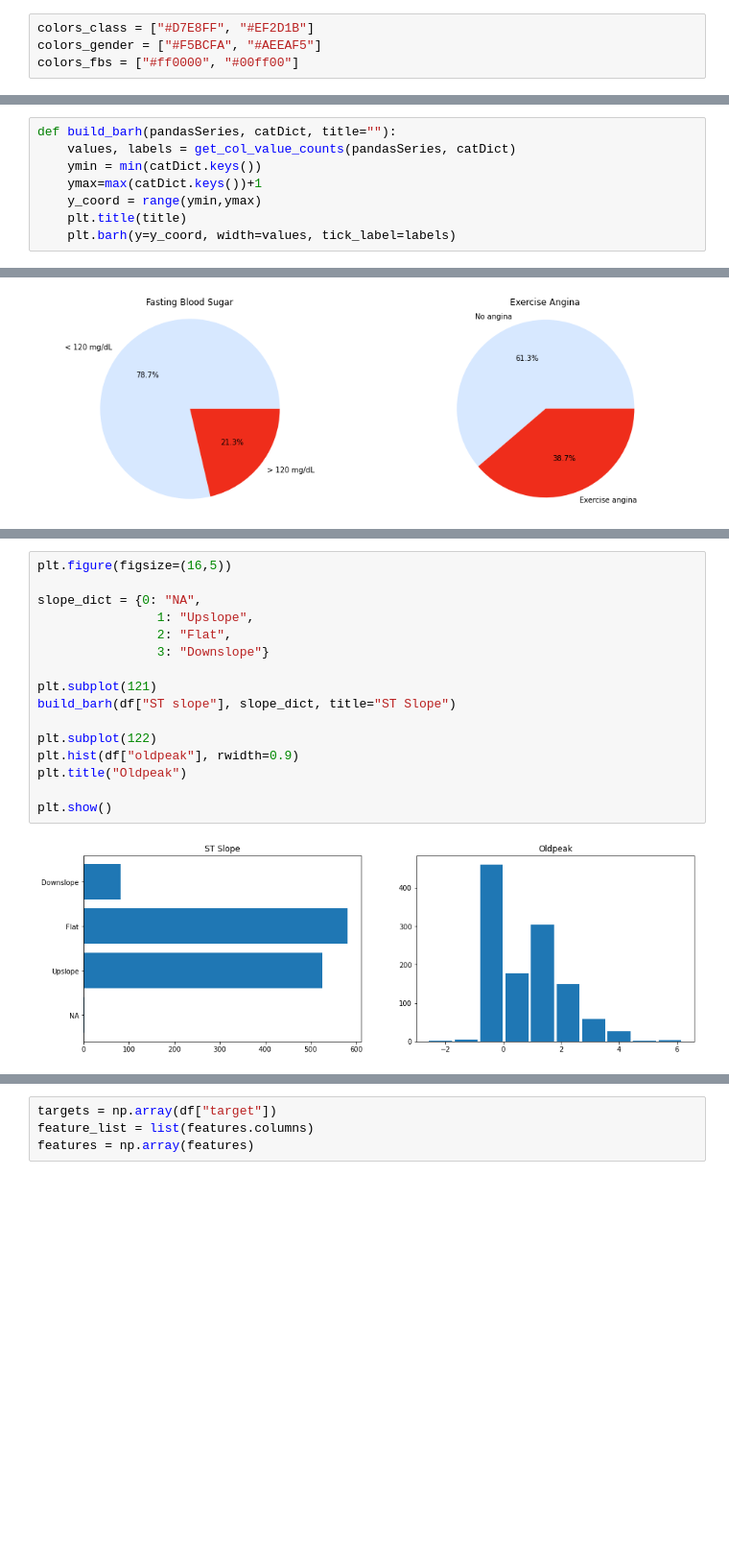
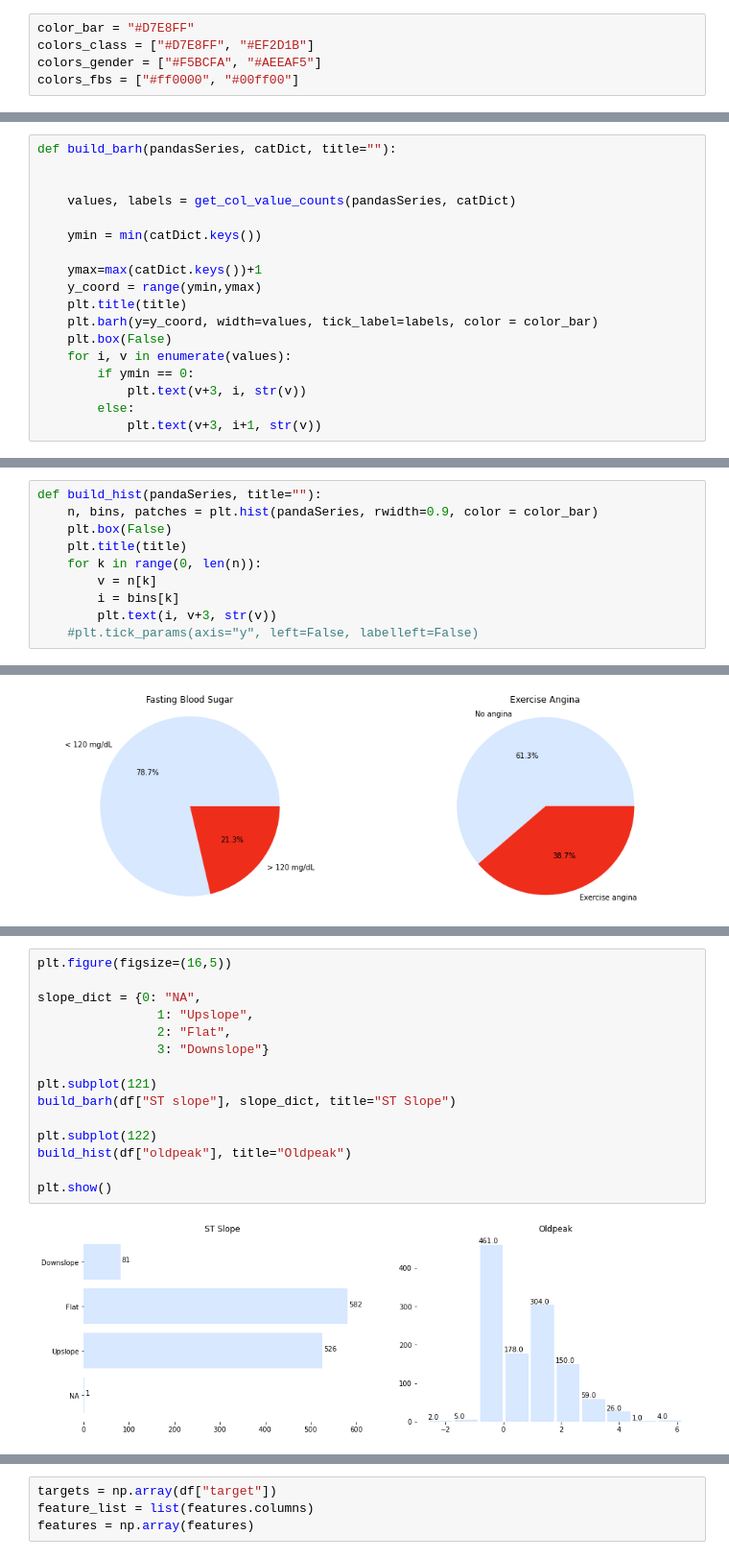
Before and after one commit to dfvilhena/aveiromsc, a Jupyter notebook: Exploração de Dados/Heart Disease Prediction2.ipynb, the cells around one changed output, grey strips where cells are left out. Shown: that part at 96% size. Cells and saved outputs as stored; diff of their text form; blank space fills up the shorter version.

```diff
--- a/Exploração de Dados/Heart Disease Prediction2.ipynb
+++ b/Exploração de Dados/Heart Disease Prediction2.ipynb
@@ -175,6 +175,7 @@ numerical_df.describe()
 
 To better understand the contents of the data used, plotting it can be more useful than simply showing a table.
 # %%
+color_bar = "#D7E8FF"
 colors_class = ["#D7E8FF", "#EF2D1B"]
 colors_gender = ["#F5BCFA", "#AEEAF5"]
 colors_fbs = ["#ff0000", "#00ff00"]
@@ -190,12 +191,22 @@ def get_col_value_counts(pandaSeries, category_dict):
     return values, labels
 # %%
 def build_barh(pandasSeries, catDict, title=""):
+
+
     values, labels = get_col_value_counts(pandasSeries, catDict)
+
     ymin = min(catDict.keys())
+
     ymax=max(catDict.keys())+1
     y_coord = range(ymin,ymax)
     plt.title(title)
-    plt.barh(y=y_coord, width=values, tick_label=labels)
+    plt.barh(y=y_coord, width=values, tick_label=labels, color = color_bar)
+    plt.box(False)
+    for i, v in enumerate(values):
+        if ymin == 0:
+            plt.text(v+3, i, str(v))
+        else:
+            plt.text(v+3, i+1, str(v))
 # %%
 def build_pie(pandaSeries, catDict, title="", colors=colors_class,labels=True):
     values, labels_count = get_col_value_counts(pandaSeries, catDict)
@@ -206,6 +217,16 @@ def build_pie(pandaSeries, catDict, title="", colors=colors_class,labels=True):
     plt.pie(values,labels=labels_count,autopct='%1.1f%%', colors=colors)
     plt.title(title)
     plt.axis('equal')
+# %%
+def build_hist(pandaSeries, title=""):
+    n, bins, patches = plt.hist(pandaSeries, rwidth=0.9, color = color_bar)
+    plt.box(False)
+    plt.title(title)
+    for k in range(0, len(n)):
+        v = n[k]
+        i = bins[k]
+        plt.text(i, v+3, str(v))
+    #plt.tick_params(axis="y", left=False, labelleft=False)
 # %% [markdown]
 #### class
 
@@ -310,18 +350,17 @@ plt.show()
 # %%
 plt.figure(figsize=(16,5))
 
 slope_dict = {0: "NA",
                 1: "Upslope",
                 2: "Flat",
                 3: "Downslope"}
 
 plt.subplot(121)
 build_barh(df["ST slope"], slope_dict, title="ST Slope")
 
 plt.subplot(122)
-plt.hist(df["oldpeak"], rwidth=0.9)
-plt.title("Oldpeak")
+build_hist(df["oldpeak"], title="Oldpeak")
 
 plt.show()
 # %% [output]
-[figure, old version]
+[figure, new version]
```
Also changed, not shown: parts of 38 cells of this notebook.
